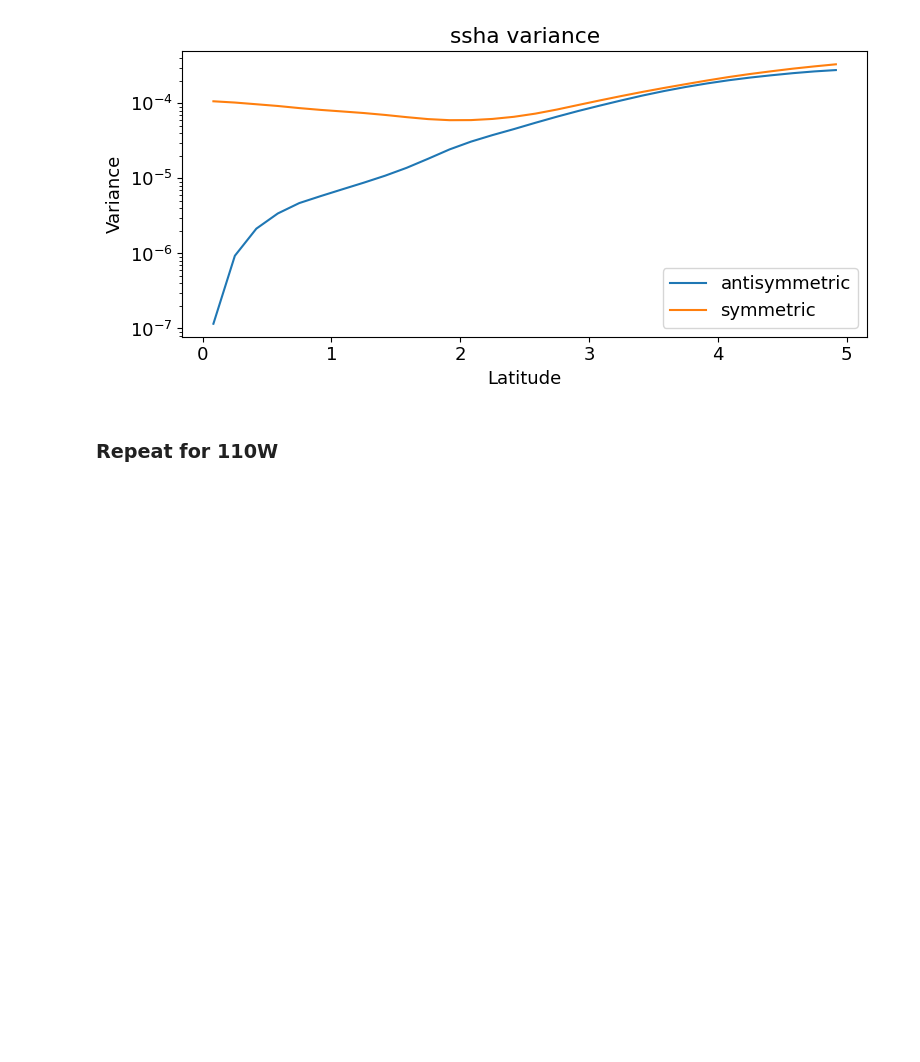
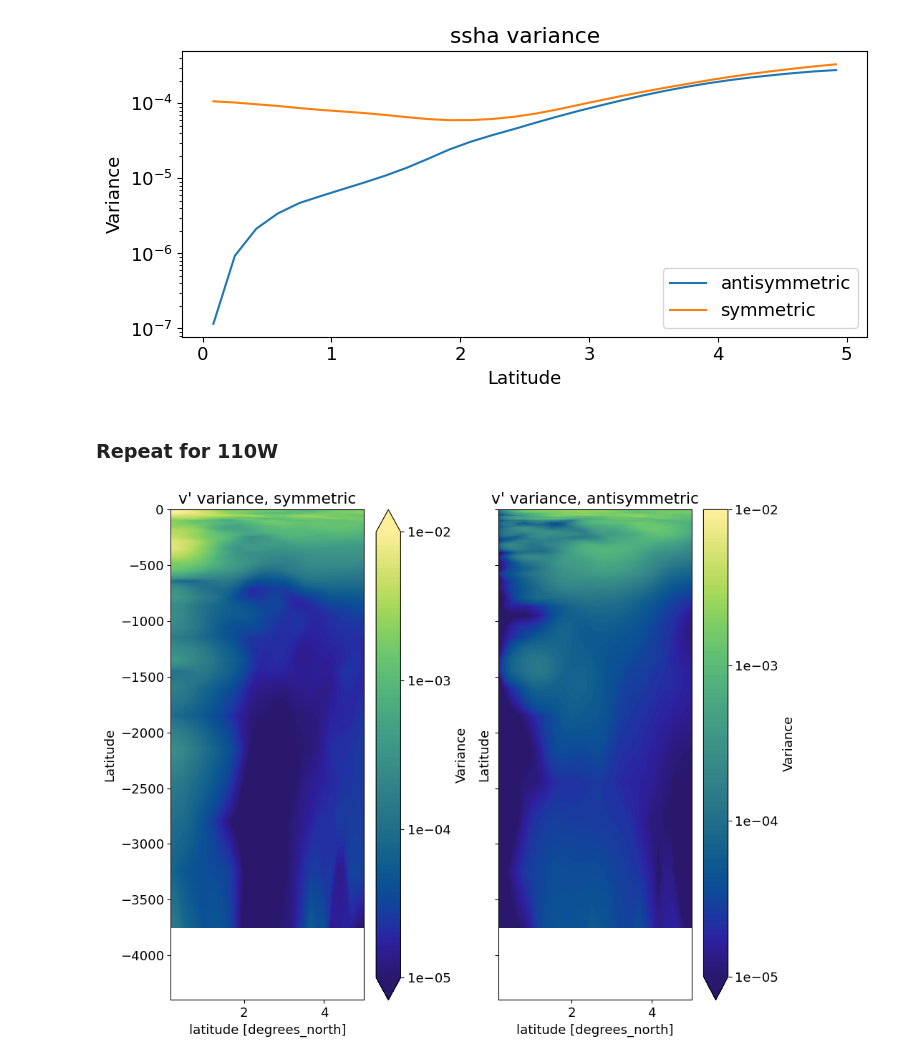
Before and after one commit to eldavenport/yannai-waves, a Jupyter notebook: tpose_sym_antisym_structure.ipynb, the cells around one changed output. Drawn from its saved outputs; the diff is of its cells as text; code cells hidden in the pictures; blank space fills up the shorter version.

Commit message:
expanding symmetry plots to 110 and 170W

```diff
--- a/tpose_sym_antisym_structure.ipynb
+++ b/tpose_sym_antisym_structure.ipynb
@@ -248,3 +248,17 @@ fig.savefig(foldername + 'etan_variance_sym_anti.png', dpi=300)
 [figure]
 # %% [markdown]
 ### Repeat for 110W
+# %%
+uvel_bandpass = sosfiltfilt(sos, detrend(ds_tpose_TAO.UVEL.sel(XG=250,method='nearest').sel(YC=slice(-5,5)),axis=0), axis=0)
+vvel_bandpass = sosfiltfilt(sos, detrend(ds_tpose_TAO.VVEL.sel(XC=250,method='nearest').sel(YG=slice(-5,5)),axis=0), axis=0)
+
+temp = ds_tpose_TAO.UVEL.sel(XG=250,method='nearest').sel(YC=slice(-5,5)).copy(deep=True)
+temp.data = uvel_bandpass
+uvel_bandpass = temp
+
+temp = ds_tpose_TAO.VVEL.sel(XC=250,method='nearest').sel(YG=slice(-5,5)).copy(deep=True)
+temp.data = vvel_bandpass
+vvel_bandpass = temp
+
+u_prime = uvel_bandpass - uvel_bandpass.mean(dim="time")
+v_prime = vvel_bandpass - vvel_bandpass.mean(dim="time")
@@ -250,0 +309,29 @@ fig.savefig(foldername + 'etan_variance_sym_anti.png', dpi=300)
+# %%
+levels = np.logspace(-5, -2, 100)
+
+fig, ax = plt.subplots(figsize=(10,8),ncols=2,sharey=True)
+cf = var_sym_plot.plot.contourf(levels=levels, ax=ax[0], y='Z', cmap=cmo.haline, norm=LogNorm(vmin=1e-5, vmax=1e-2), cbar_kwargs={'label': 'Variance'})
+ax[0].set_title('v\' variance, symmetric')
+ax[0].set_ylabel('Depth (m)')
+ax[0].set_ylabel('Latitude')
+ax[0].set_ylim(-4400,0)
+
+cbar = cf.colorbar
+cbar.locator = LogLocator(base=10)          # ticks at 10^-5, 10^-4, ...
+cbar.formatter = LogFormatter(base=10)      # format as 10^{-x}
+cbar.update_ticks()
+
+cf = var_anti_plot.plot.contourf(levels=levels, ax=ax[1], y='Z', cmap=cmo.haline, norm=LogNorm(vmin=1e-5, vmax=1e-2), cbar_kwargs={'label': 'Variance'})
+ax[1].set_title('v\' variance, antisymmetric')
+ax[1].set_ylabel('Depth (m)')
+ax[1].set_ylabel('Latitude')
+ax[1].set_ylim(-4400,0)
+cbar = cf.colorbar
+cbar.locator = LogLocator(base=10)          # ticks at 10^-5, 10^-4, ...
+cbar.formatter = LogFormatter(base=10)      # format as 10^{-x}
+cbar.update_ticks()
+
+plt.tight_layout()
+fig.savefig(foldername + 'v_variance_sym_anti_110.png', dpi=300)
+# %% [output]
+[figure, added]
```
Also changed, not shown: parts of 14 cells of this notebook, 6 other files.
